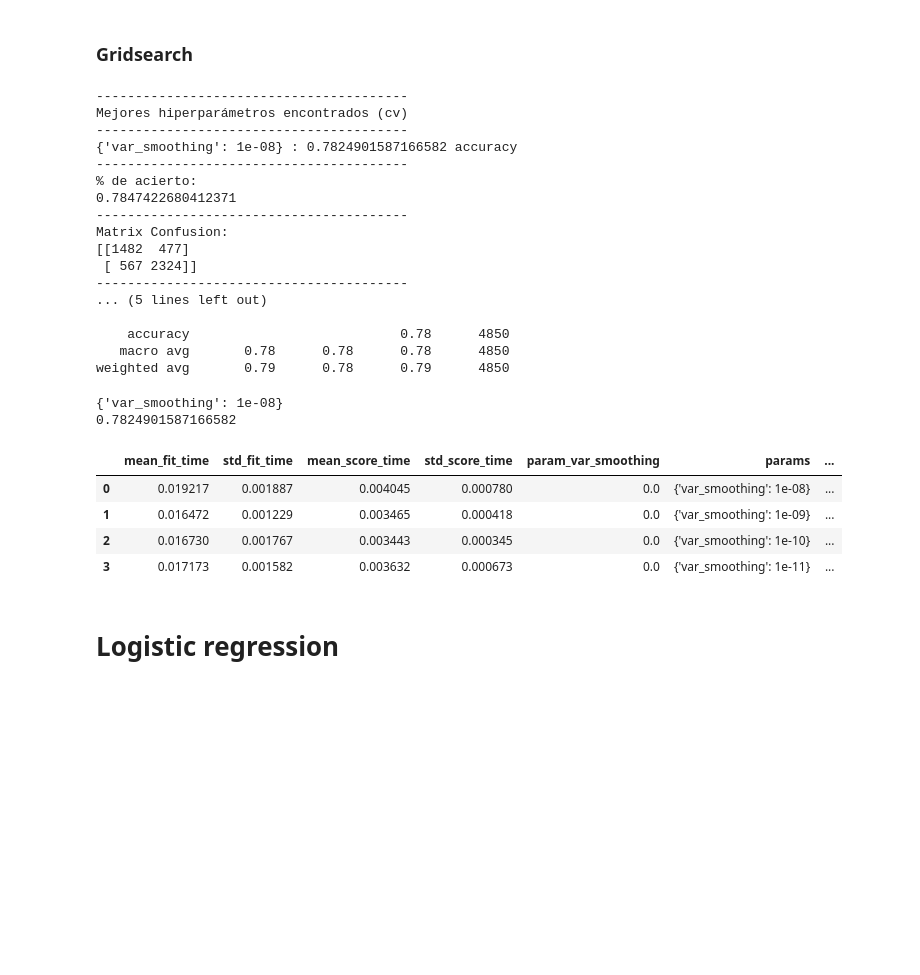
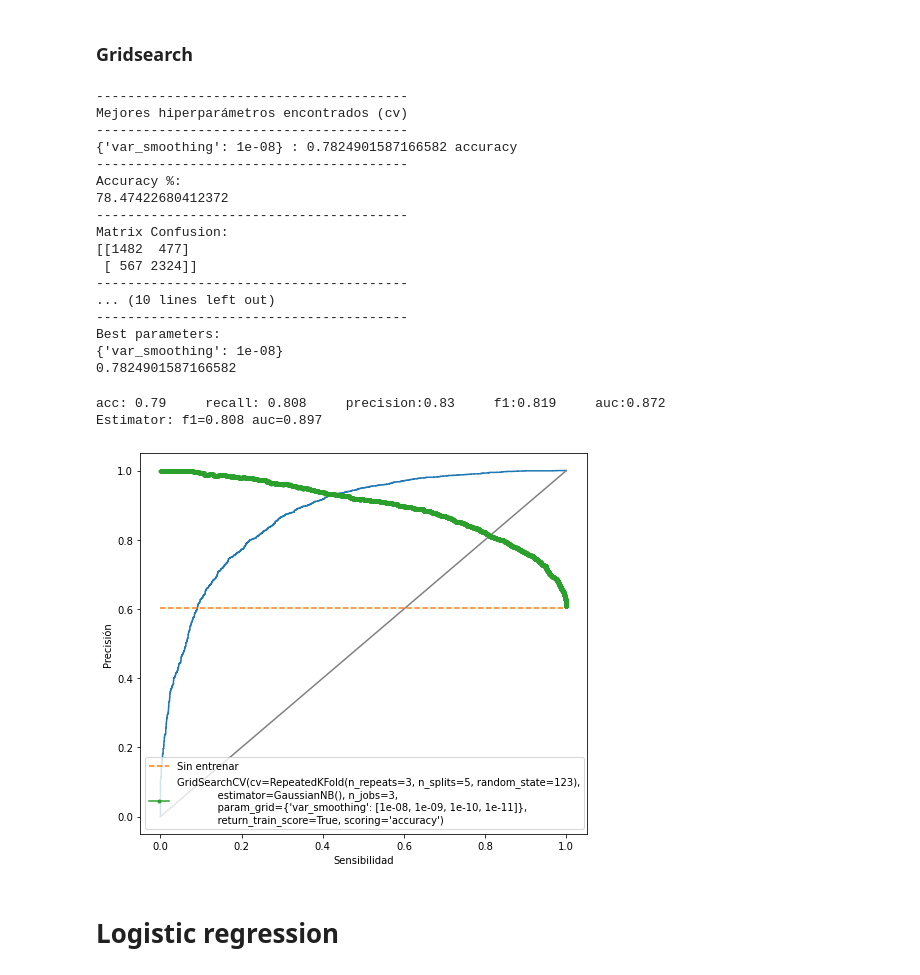
Before and after one commit to robertomanzanolopez/nba_statistics_prediction, a Jupyter notebook: model_creation.ipynb, the cells around one changed output. Drawn from its saved outputs; the diff is of its cells as text; code cells hidden in the pictures; blank space fills up the shorter version.

```diff
--- a/model_creation.ipynb
+++ b/model_creation.ipynb
@@ -141,46 +197,43 @@ print("----------------------------------------")
 modelo_final = grid.best_estimator_
 y_pred = modelo_final.predict(X_test)
 
-print("% de acierto: ")
-print(np.mean(y_pred == y_test))
+print("Accuracy %: ")
+print(np.mean(y_pred == y_test)*100)
 print("----------------------------------------")
 print("Matrix Confusion: ")
 print(confusion_matrix(y_test,y_pred))
 print("----------------------------------------")
 print("Clasification report: ")
 print(classification_report(y_test,y_pred))
+print("----------------------------------------")
+print("Best parameters: ")
+print(grid.best_params_)
+print(grid.best_score_)
 # %% [output]
 ----------------------------------------
 Mejores hiperparámetros encontrados (cv)
 ----------------------------------------
 {'var_smoothing': 1e-08} : 0.7824901587166582 accuracy
 ----------------------------------------
-% de acierto:
-0.7847422680412371
+Accuracy %:
+78.47422680412372
 ----------------------------------------
 Matrix Confusion:
 [[1482  477]
  [ 567 2324]]
 ----------------------------------------
-... (5 lines left out)
-
-    accuracy                           0.78      4850
-   macro avg       0.78      0.78      0.78      4850
-weighted avg       0.79      0.78      0.79      4850
+... (10 lines left out)
+----------------------------------------
+Best parameters:
+{'var_smoothing': 1e-08}
+0.7824901587166582
-# %%
-print(grid.best_params_)
-print(grid.best_score_)
-# %% [output]
-{'var_smoothing': 1e-08}
-0.7824901587166582
-# %%
-resultados
-# %% [output]
-|  | mean_fit_time | std_fit_time | mean_score_time | std_score_time | param_var_smoothing | params | ... |
-| 0 | 0.019217 | 0.001887 | 0.004045 | 0.000780 | 0.0 | {'var_smoothing': 1e-08} | ... |
-| 1 | 0.016472 | 0.001229 | 0.003465 | 0.000418 | 0.0 | {'var_smoothing': 1e-09} | ... |
-| 2 | 0.016730 | 0.001767 | 0.003443 | 0.000345 | 0.0 | {'var_smoothing': 1e-10} | ... |
-| 3 | 0.017173 | 0.001582 | 0.003632 | 0.000673 | 0.0 | {'var_smoothing': 1e-11} | ... |
+# %%
+evaluate_ROC(grid, X_norm, y)
+evaluate_PS(grid, X_norm, y)
+# %% [output]
+acc: 0.79     recall: 0.808     precision:0.83     f1:0.819     auc:0.872
+Estimator: f1=0.808 auc=0.897
+[figure, added]
 # %% [markdown]
 # Logistic regression
 # %% [markdown]
```
Also changed, not shown: parts of 26 cells of this notebook.
